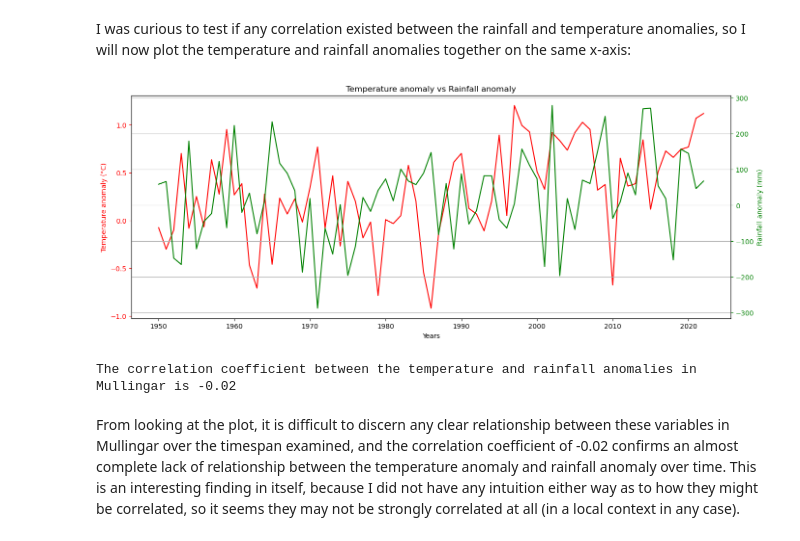
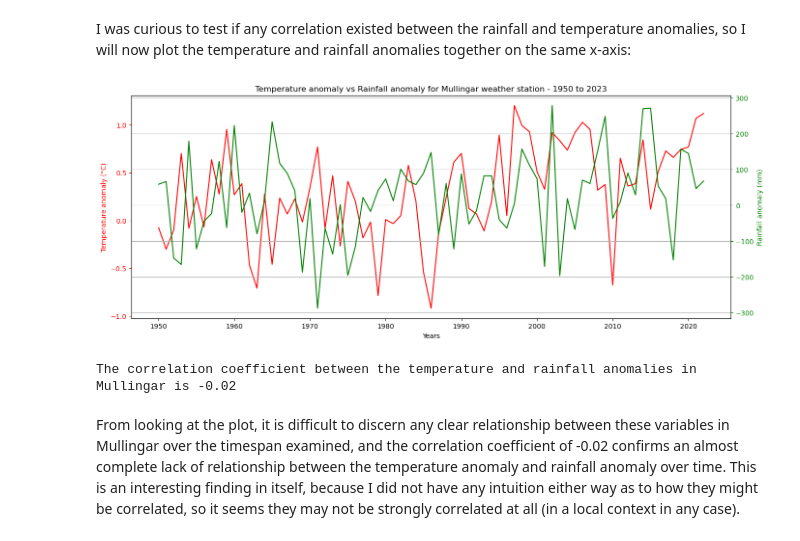
Before and after one commit to jmce22/pfda_project2, a Jupyter notebook: pfda_project2.ipynb, the cells around one changed output. Drawn from its saved outputs; the diff is of its cells as text; code cells hidden in the pictures.

```diff
--- a/pfda_project2.ipynb
+++ b/pfda_project2.ipynb
@@ -1040,30 +1047,30 @@ I was curious to test if any correlation existed between the rainfall and temper
 # %%
 fig, ax1 = plt.subplots(figsize=(16, 6))
 
 # This creates a second y-axis which shares the same x-axis as the first y-axis
 ax2 = ax1.twinx()
 
 # Plot for temperature anomaly on the primary y-axis
 ax1.plot(df_mullingar_weather['year'], df_mullingar_weather['temp_anomaly'], color='red', label='Temperature anomaly')
 ax1.set_xlabel('Years')
 ax1.set_ylabel('Temperature anomaly (°C)', color='red')
 ax1.tick_params(axis='y', colors='red')
 
 # Plot for temperature on secondary y-axis
 ax2.plot(df_mullingar_weather['year'], df_mullingar_weather['rain_anomaly'], color='green', label='Rainfall anomaly')
 ax2.set_ylabel('Rainfall anomaly (mm)', color='green')
 ax2.tick_params(axis='y', colors='green')
 
-plt.title('Temperature anomaly vs Rainfall anomaly')
+plt.title('Temperature anomaly vs Rainfall anomaly for Mullingar weather station - 1950 to 2023')
 plt.grid(True)    # This plots a grid which makes it easier to compare both sets of data
 plt.savefig('Mullingar_temp_anomaly_vs_rain_anomaly')
 plt.show()
 
 corr_temp_rain_anomaly = np.corrcoef(df_mullingar_weather['temp_anomaly'], df_mullingar_weather['rain_anomaly'])[0,1]
 round_corr_temp_rain_anomaly = round(corr_temp_rain_anomaly, 2)
 print(f'The correlation coefficient between the temperature and rainfall anomalies in Mullingar is {round_corr_temp_rain_anomaly}')
 # %% [output]
-[figure, old version]
+[figure, new version]
 The correlation coefficient between the temperature and rainfall anomalies in Mullingar is -0.02
 # %% [markdown]
 From looking at the plot, it is difficult to discern any clear relationship between these variables in Mullingar over the timespan examined, and the correlation coefficient of -0.02 confirms an almost complete lack of relationship between the temperature anomaly and rainfall anomaly over time. This is an interesting finding in itself, because I did not have any intuition either way as to how they might be correlated, so it seems they may not be strongly correlated at all (in a local context in any case).
```
Also changed, not shown: parts of 42 cells of this notebook, 6 other files.
